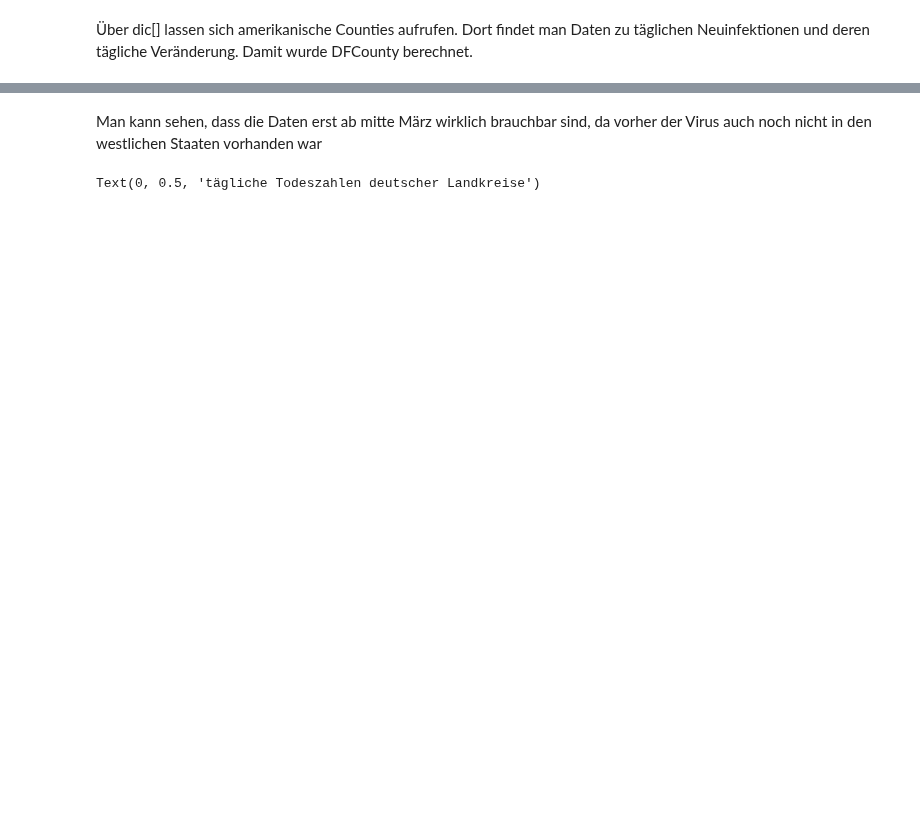
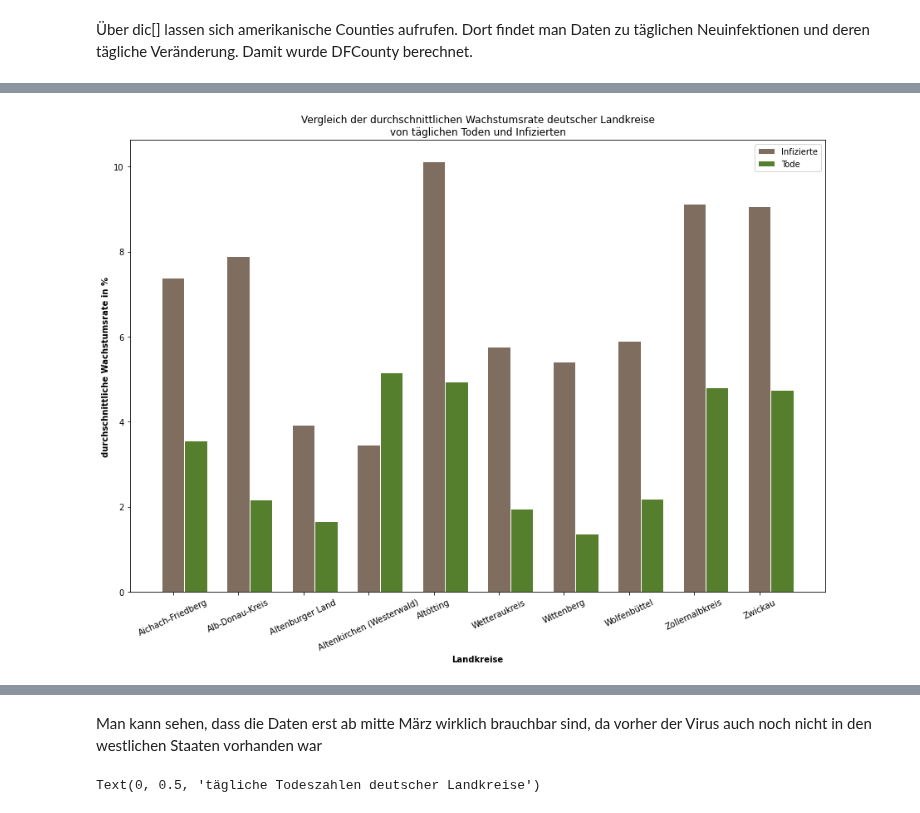
Before and after one commit to Jubo30/Data-Science-Project, a Jupyter notebook: Data_Science_Analyse.ipynb, the cells around one changed output, grey strips where cells are left out. Saved outputs shown, nothing was run; the diff lists cells and outputs as text; code cells hidden in the pictures; blank space fills up the shorter version.

```diff
--- a/Data_Science_Analyse.ipynb
+++ b/Data_Science_Analyse.ipynb
@@ -80,2 +79,32 @@ dic['Albany County'].describe()
 # %% [markdown]
 Über dic[] lassen sich amerikanische Counties aufrufen. Dort findet man Daten zu täglichen Neuinfektionen und deren tägliche Veränderung. Damit wurde DFCounty berechnet.
+# %%
+f, ax = plt.subplots(1, 1, figsize = (15, 10))
+compLKbar = pd.DataFrame()
+compLK = compLK.loc[compLK['Landkreise/Kreis'] != 'Würzburg']
+compLKbar = compLK.iloc[:5]
+compLKbar = compLKbar.append(compLK.tail(5))
+#compLKbar.plot(kind='bar', x = 'Landkreise/Kreis', y= 'AGR', ax=ax,label='durchschnittliche Wachstumsrate')
+
+labels = compLKbar['Landkreise/Kreis']
+width = 0.35  # the width of the bars
+bars1 = compLKbar['AGR']
+bars2 = compLKbar['AGR_D']
+
+# Set position of bar on X axis
+r1 = np.arange(len(labels))
+r2 = [x + width for x in r1]
+
+plt.bar(r1, bars1, color='#7f6d5f', width=width, edgecolor='white', label='Infizierte')
+plt.bar(r2, bars2, color='#557f2d', width=width, edgecolor='white', label='Tode')
+
+plt.title('Vergleich der durchschnittlichen Wachstumsrate deutscher Landkreise\nvon täglichen Toden und Infizierten')
+plt.xlabel('Landkreise', fontweight='bold')
+plt.ylabel('durchschnittliche Wachstumsrate in %', fontweight='bold')
+ax.set_xticklabels(labels)
+ax.set_xticks(r1)
+plt.xticks(rotation = 25)
+
+plt.legend()
+plt.show()
+# %% [output]
@@ -81,0 +128 @@ dic['Albany County'].describe()
+[figure, added]
```
Also changed, not shown: parts of 32 cells of this notebook, 2 other files.
